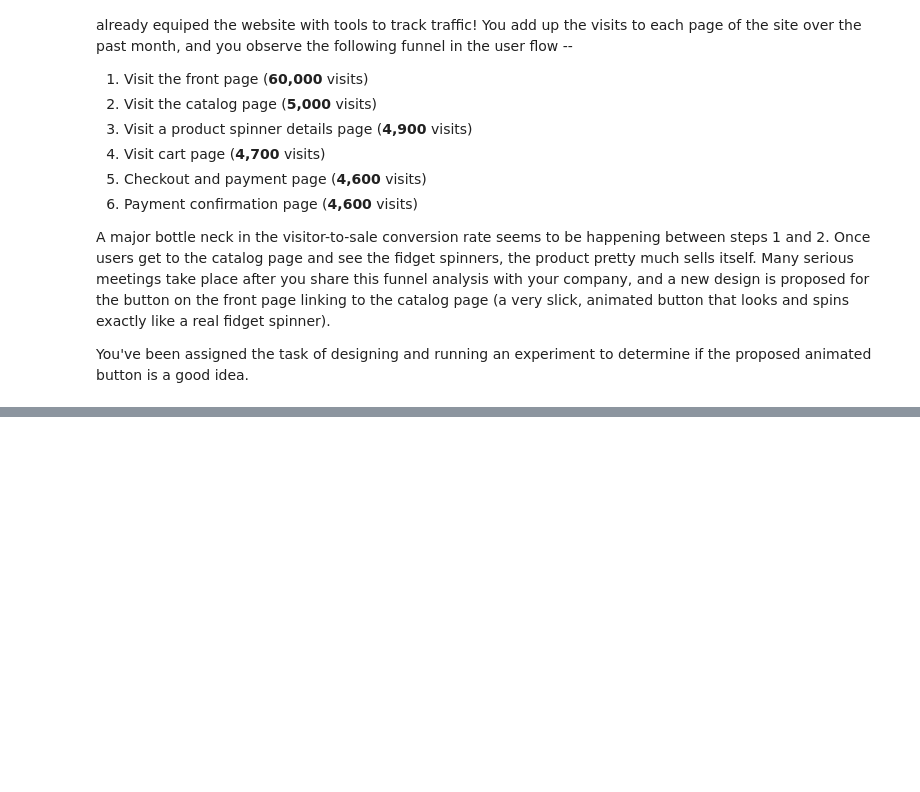
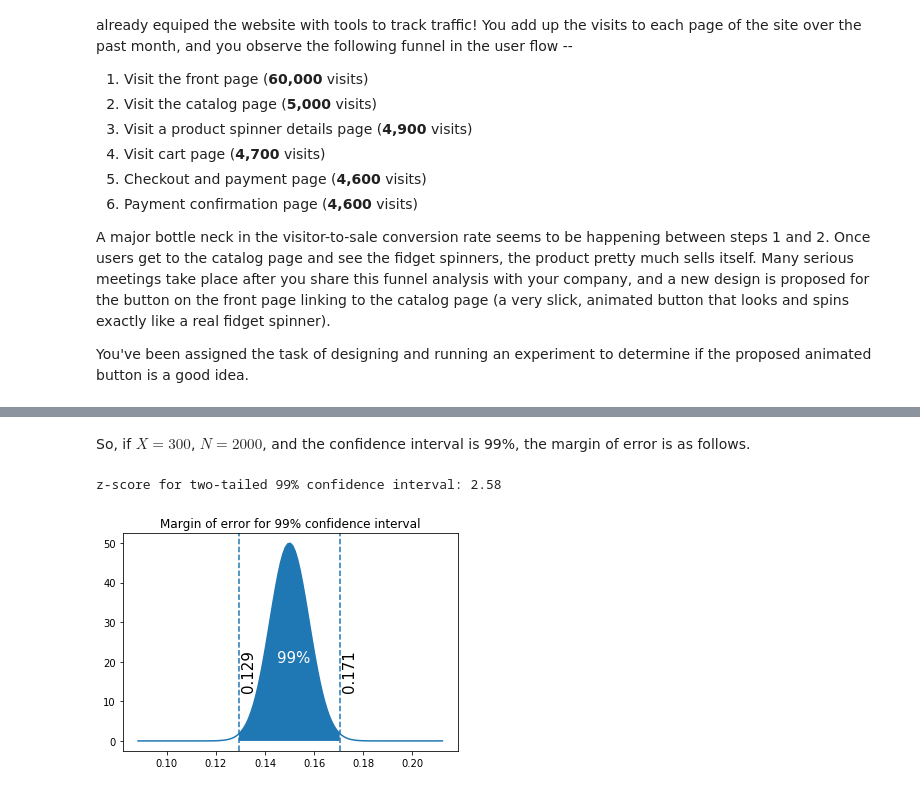
Before and after one commit to sameerank/ab-testing, a Jupyter notebook: power analysis.ipynb, the cells around one changed output, grey strips where cells are left out. Drawn from its saved outputs; the diff is of its cells as text; code cells hidden in the pictures; blank space fills up the shorter version.

Commit message:
Margin of error calculation

```diff
--- a/power analysis.ipynb
+++ b/power analysis.ipynb
@@ -50,0 +119,29 @@ Changing the catalog button to a spinning fidget button will increase the __clic
+# %% [markdown]
+So, if $X = 300$, $N = 2000$, and the confidence interval is 99%, the margin of error is as follows.
+# %%
+one_tailed_confidence_interval = 0.995
+z_score = norm.ppf(one_tailed_confidence_interval)
+print('z-score for two-tailed 99% confidence interval: {:.2f}'.format(z_score))
+
+X = 300
+N = 2000
+p = X / N
+SE = (p * (1-p) / N)**0.5
+margin_of_error = z_score * SE
+
+step_size = 0.001
+x_axis = np.arange(p - 3*margin_of_error, p + 3*margin_of_error + step_size, step_size)
+plt.plot(x_axis, norm.pdf(x_axis, p, SE))
+x_axis_fill = np.arange(p - margin_of_error, p + margin_of_error, step_size)
+plt.fill_between(x_axis_fill, norm.pdf(x_axis_fill, p, SE))
+text_y = 20
+plt.axvline(p + margin_of_error, linestyle='dashed')
+plt.axvline(p - margin_of_error, linestyle='dashed')
+plt.text(p - 0.005, text_y, '99%', color='white', size=15)
+plt.text(p + margin_of_error + 0.001, text_y, '{:0.3f}'.format(p + margin_of_error), size=15, rotation=90)
+plt.text(p - margin_of_error + 0.001, text_y, '{:0.3f}'.format(p - margin_of_error), size=15, rotation=90)
+plt.title('Margin of error for 99% confidence interval')
+plt.show()
+# %% [output]
+z-score for two-tailed 99% confidence interval: 2.58
+[figure, added]
```
Also changed, not shown: parts of 7 cells of this notebook.
